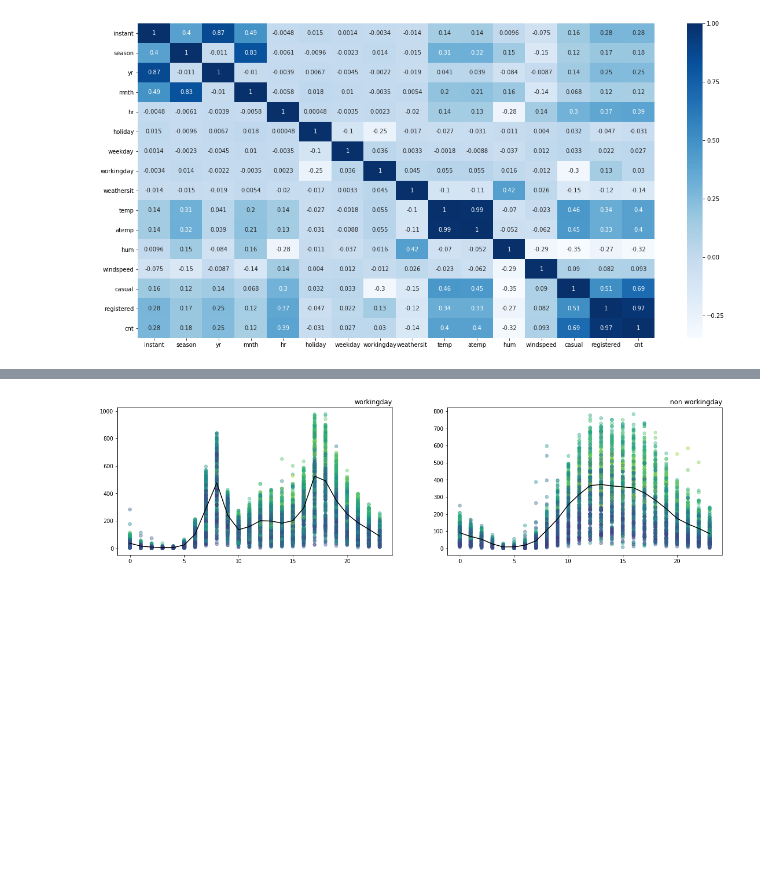
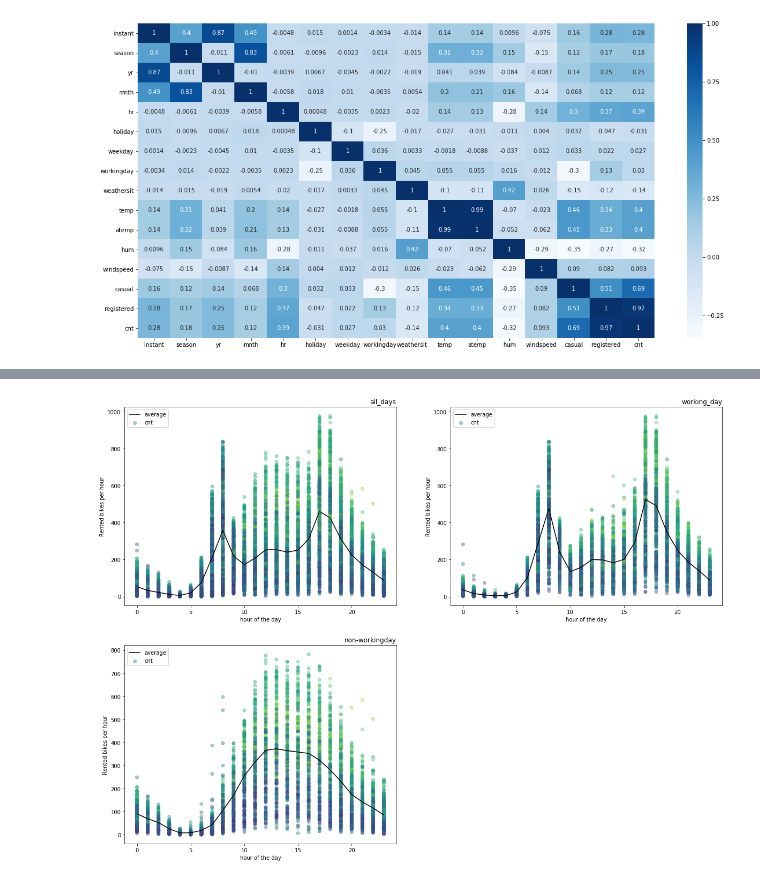
Before and after one commit to MiroGoettler/My_DataScience_Projects, a Jupyter notebook: Exploratory_Data_Analysis/Bike_Rental_Exploratory_DataAnalysis.ipynb, the cells around one changed output, grey strips where cells are left out. Saved outputs shown, nothing was run; the diff lists cells and outputs as text; code cells hidden in the pictures; blank space fills up the shorter version.

```diff
--- a/Exploratory_Data_Analysis/Bike_Rental_Exploratory_DataAnalysis.ipynb
+++ b/Exploratory_Data_Analysis/Bike_Rental_Exploratory_DataAnalysis.ipynb
@@ -43,20 +78,27 @@ The biggest correlation from 'cnt' is to 'temp', 'atemp' and 'hour'. In the foll
-# %%
-# plot bike rental numbers over the course of one day
-train_workingday = df[df['workingday'] == 1]
-train_workingday_hr = train_workingday.groupby(['hr']).mean()
-plt.subplot(1, 2, 1)
-plt.scatter(train_workingday['hr'], train_workingday['cnt'], c=train_workingday['temp'], alpha=0.4)
-plt.plot(train_workingday_hr['cnt'], color='0')
-plt.title('workingday', loc='right')
-
-train_non_workingday = df[df['workingday'] == 0]
-train_non_workingday_hr = train_non_workingday.groupby(['hr']).mean()
-plt.subplot(1, 2, 2)
-plt.scatter(train_non_workingday['hr'], train_non_workingday['cnt'], c=train_non_workingday['temp'], alpha=0.4)
-plt.plot(train_non_workingday_hr['cnt'], color='0')
-plt.title('non workingday', loc='right')
-
-plt.rcParams["figure.figsize"] = (20,5)
-plt.show()
-# %% [output]
-[figure, removed]
+# %%
+pos = 1
+for d in ['all_days', 'working_day', 'non-workingday']:
+    if d == 'all_days':
+        day = df
+    elif d == 'working_day':
+        day = df[df['workingday'] == 1]
+    elif d == 'non-workingday':
+        day = df[df['workingday'] == 0]
+
+
+    day_hr = day.groupby(['hr']).mean()
+    plt.subplot(2, 2, pos)
+    pos += 1
+    plt.scatter(day['hr'], day['cnt'], c=day['temp'], alpha=0.4)
+    plt.plot(day_hr['cnt'], color='0', label='average')
+    plt.title(d, loc='right')
+    plt.ylabel('Rented bikes per hour')
+    plt.xlabel('hour of the day')
+    plt.legend(loc='upper left')
+
+
+
+plt.rcParams['figure.figsize'] = (20,10)
+plt.show()
+# %% [output]
+[figure, added]
```
Also changed, not shown: parts of 12 cells of this notebook.
